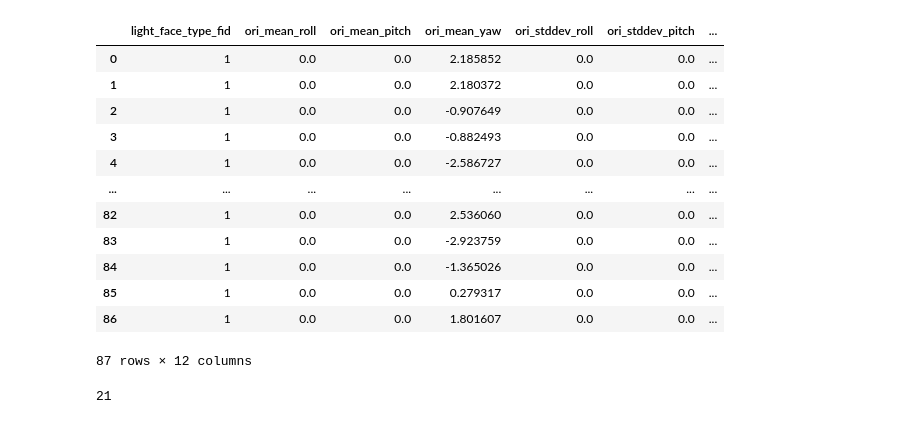
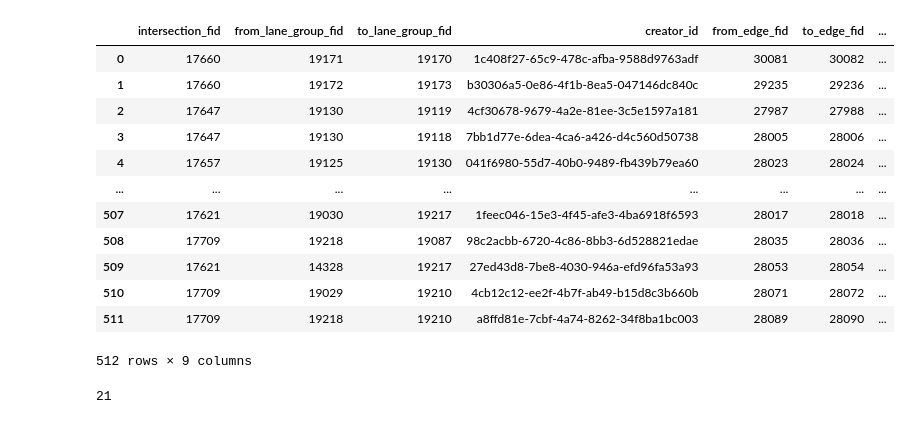
Before and after one commit to autonomousvision/py123d, a Jupyter notebook: notebooks/nuplan_map_dataframe.ipynb, the cells around one changed output. Cells and saved outputs as stored; diff of their text form; code cells hidden in the pictures.

```diff
--- a/notebooks/nuplan_map_dataframe.ipynb
+++ b/notebooks/nuplan_map_dataframe.ipynb
@@ -30,23 +30,26 @@ layers = [
     "meta",
 ]
 # %%
+
 import pandas as pd
-gdf = gpd.read_file(path_to_gpkg, layer="gen_lane_connectors_scaled_width_polygons")
+gdf = gpd.read_file(path_to_gpkg, layer="lane_group_connectors")
+# gdf[~gdf["lane_fid"].isna()]
+
 gdf
 # %% [output]
-|  | light_face_type_fid | ori_mean_roll | ori_mean_pitch | ori_mean_yaw | ori_stddev_roll | ori_stddev_pitch | ... |
-| 0 | 1 | 0.0 | 0.0 | 2.185852 | 0.0 | 0.0 | ... |
-| 1 | 1 | 0.0 | 0.0 | 2.180372 | 0.0 | 0.0 | ... |
-| 2 | 1 | 0.0 | 0.0 | -0.907649 | 0.0 | 0.0 | ... |
-| 3 | 1 | 0.0 | 0.0 | -0.882493 | 0.0 | 0.0 | ... |
-| 4 | 1 | 0.0 | 0.0 | -2.586727 | 0.0 | 0.0 | ... |
+|  | intersection_fid | from_lane_group_fid | to_lane_group_fid | creator_id | from_edge_fid | to_edge_fid | ... |
+| 0 | 17660 | 19171 | 19170 | 1c408f27-65c9-478c-afba-9588d9763adf | 30081 | 30082 | ... |
+| 1 | 17660 | 19172 | 19173 | b30306a5-0e86-4f1b-8ea5-047146dc840c | 29235 | 29236 | ... |
+| 2 | 17647 | 19130 | 19119 | 4cf30678-9679-4a2e-81ee-3c5e1597a181 | 27987 | 27988 | ... |
+| 3 | 17647 | 19130 | 19118 | 7bb1d77e-6dea-4ca6-a426-d4c560d50738 | 28005 | 28006 | ... |
+| 4 | 17657 | 19125 | 19130 | 041f6980-55d7-40b0-9489-fb439b79ea60 | 28023 | 28024 | ... |
 | ... | ... | ... | ... | ... | ... | ... | ... |
-| 82 | 1 | 0.0 | 0.0 | 2.536060 | 0.0 | 0.0 | ... |
-| 83 | 1 | 0.0 | 0.0 | -2.923759 | 0.0 | 0.0 | ... |
-| 84 | 1 | 0.0 | 0.0 | -1.365026 | 0.0 | 0.0 | ... |
-| 85 | 1 | 0.0 | 0.0 | 0.279317 | 0.0 | 0.0 | ... |
-| 86 | 1 | 0.0 | 0.0 | 1.801607 | 0.0 | 0.0 | ... |
+| 507 | 17621 | 19030 | 19217 | 1feec046-15e3-4f45-afe3-4ba6918f6593 | 28017 | 28018 | ... |
+| 508 | 17709 | 19218 | 19087 | 98c2acbb-6720-4c86-8bb3-6d528821edae | 28035 | 28036 | ... |
+| 509 | 17621 | 14328 | 19217 | 27ed43d8-7be8-4030-946a-efd96fa53a93 | 28053 | 28054 | ... |
+| 510 | 17709 | 19029 | 19210 | 4cb12c12-ee2f-4b7f-ab49-b15d8c3b660b | 28071 | 28072 | ... |
+| 511 | 17709 | 19218 | 19210 | a8ffd81e-7cbf-4a74-8262-34f8ba1bc003 | 28089 | 28090 | ... |
-87 rows × 12 columns
+512 rows × 9 columns
 # %%
 
 lanes_polygons_df = gpd.read_file(path_to_gpkg, layer="lanes_polygons")
```
Also changed, not shown: parts of 3 cells of this notebook, 7 other files.
